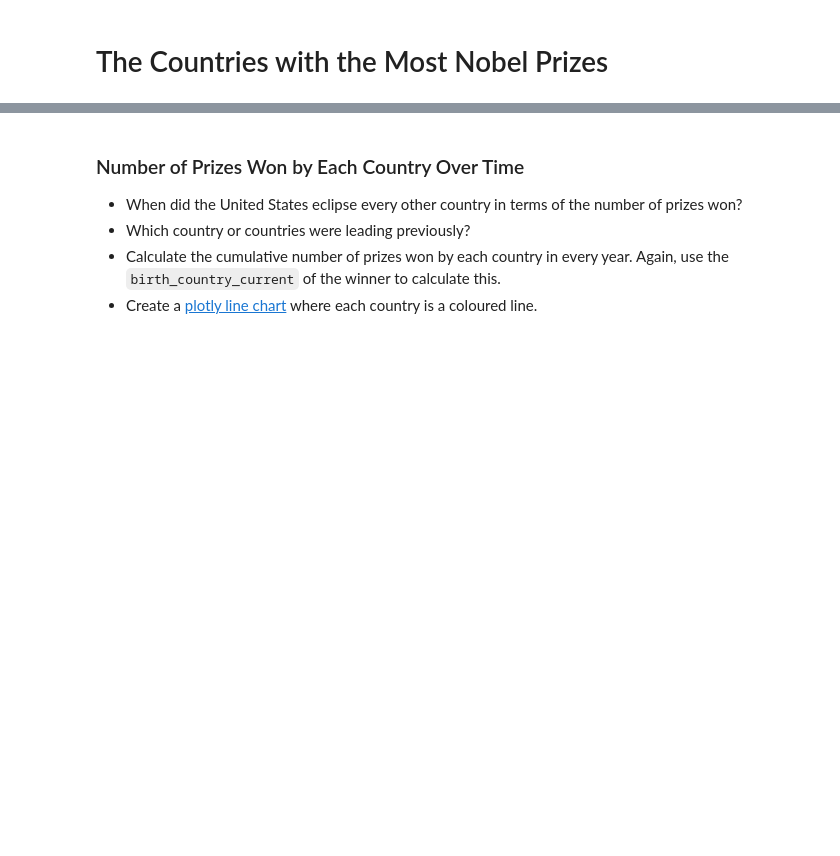
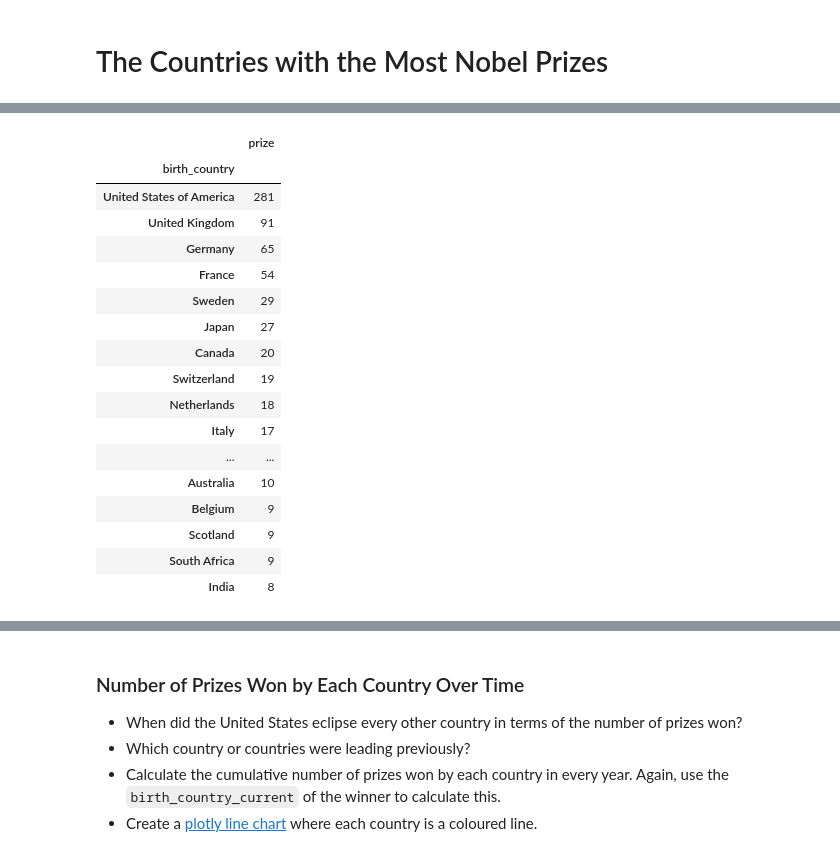
Before and after one commit to Jeff-Nibbs/nobel-data, a Jupyter notebook: Nobel_Prize_Analysis_(start).ipynb, the cells around one changed output, grey strips where cells are left out. Cells and saved outputs as stored; diff of their text form; code cells hidden in the pictures; blank space fills up the shorter version.

```diff
--- a/Nobel_Prize_Analysis_(start).ipynb
+++ b/Nobel_Prize_Analysis_(start).ipynb
@@ -435,3 +485,25 @@ plt.show()
+# %%
+top20_countries3 = df_data.groupby(by=['birth_country']).agg({'prize' : pd.Series.count})
+top20_countries3.sort_values(by='prize', ascending=False)[:20]
+# %% [output]
+|  | prize |
+| birth_country |  |
+| United States of America | 281 |
+| United Kingdom | 91 |
+| Germany | 65 |
+| France | 54 |
+| Sweden | 29 |
+| Japan | 27 |
+| Canada | 20 |
+| Switzerland | 19 |
+| Netherlands | 18 |
+| Italy | 17 |
+| ... | ... |
+| Australia | 10 |
+| Belgium | 9 |
+| Scotland | 9 |
+| South Africa | 9 |
+| India | 8 |
 # %% [markdown]
 # Use a Choropleth Map to Show the Number of Prizes Won by Country
 
```
Also changed, not shown: parts of 4 cells of this notebook.
